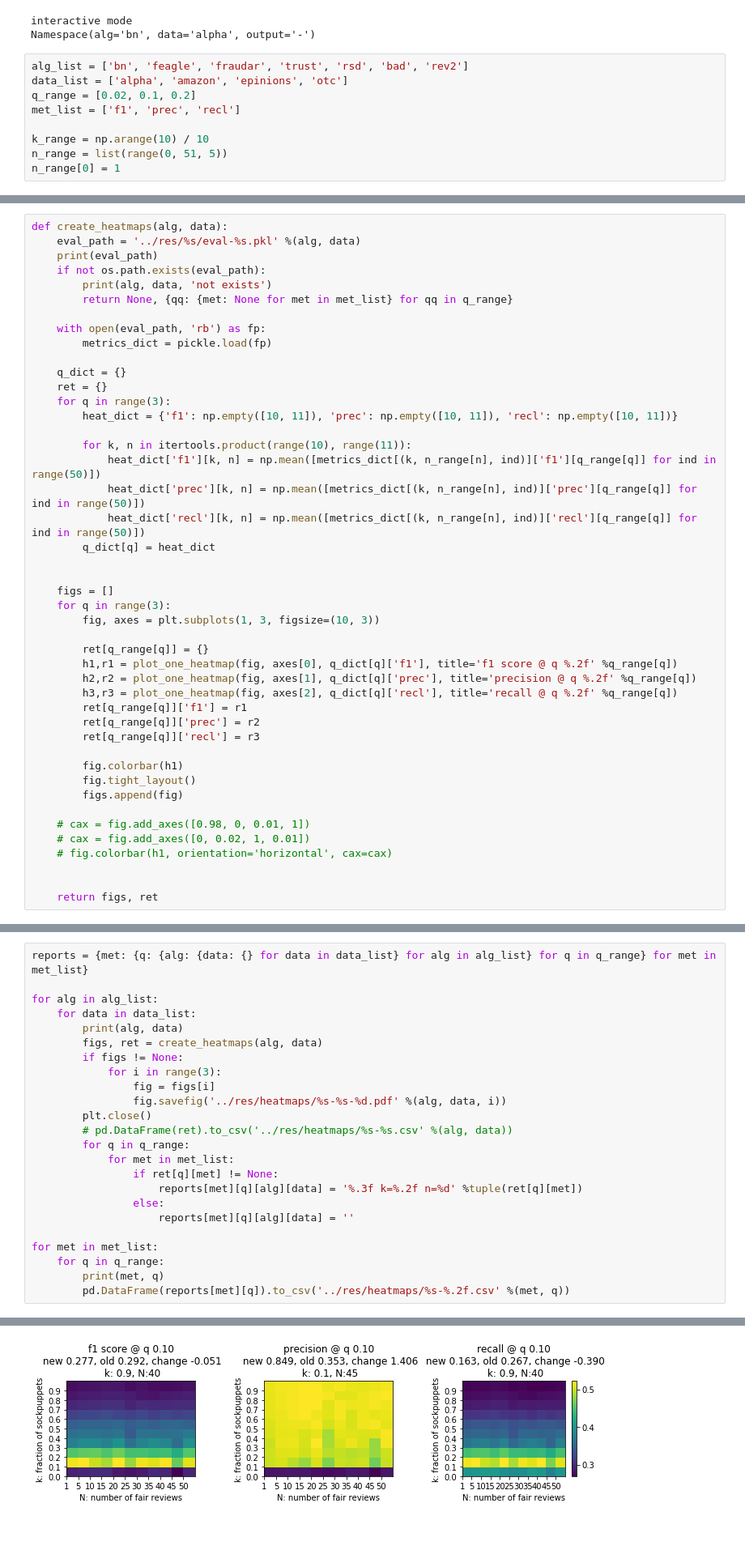
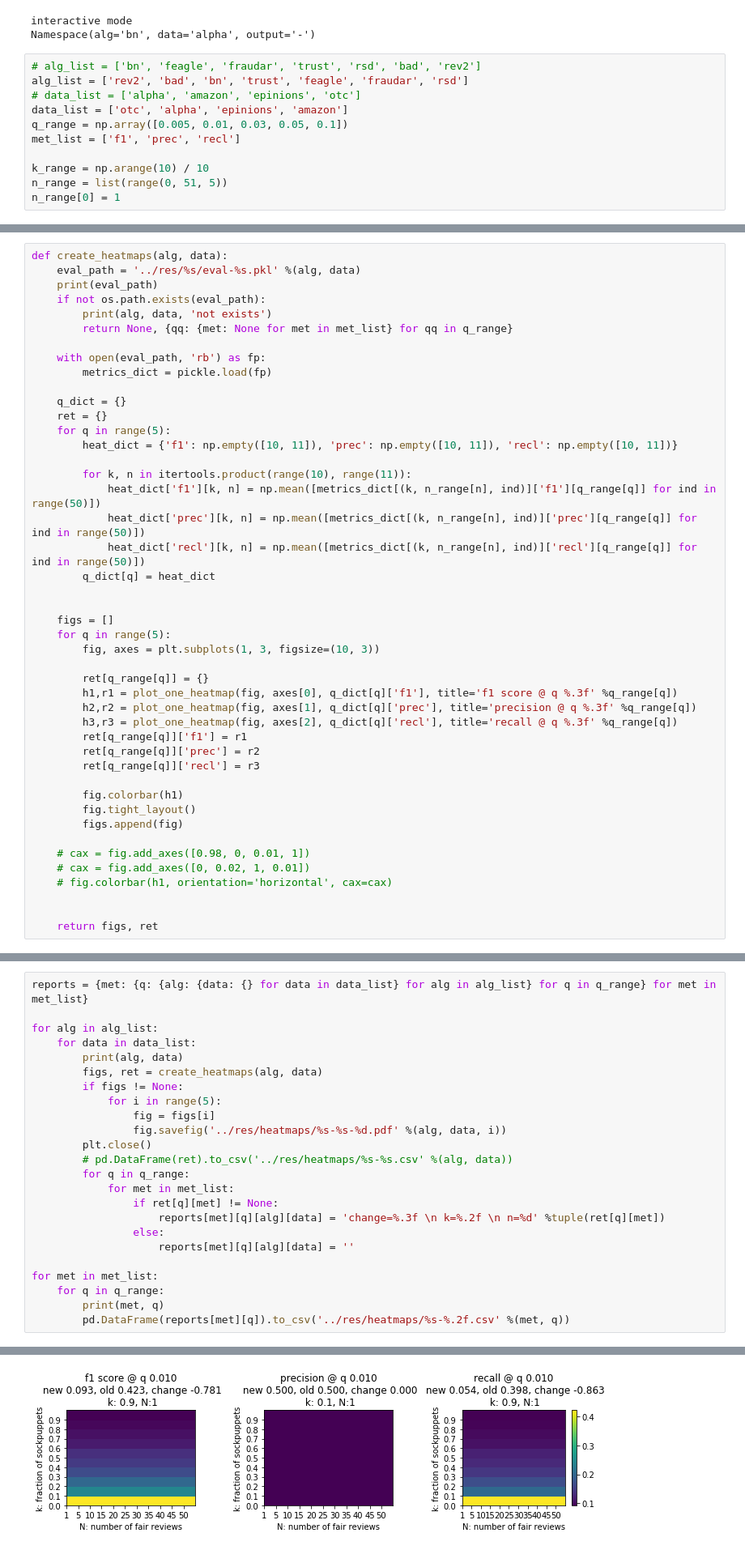
Before and after one commit to rzlll/DataMining, a Jupyter notebook: src/heatmaps.ipynb, the cells around one changed output, grey strips where cells are left out. Shown: that part at 81% size. Drawn from its saved outputs; the diff is of its cells as text.

```diff
--- a/src/heatmaps.ipynb
+++ b/src/heatmaps.ipynb
@@ -32,9 +32,11 @@ print(parsed)
 interactive mode
 Namespace(alg='bn', data='alpha', output='-')
 # %%
-alg_list = ['bn', 'feagle', 'fraudar', 'trust', 'rsd', 'bad', 'rev2']
-data_list = ['alpha', 'amazon', 'epinions', 'otc']
-q_range = [0.02, 0.1, 0.2]
+# alg_list = ['bn', 'feagle', 'fraudar', 'trust', 'rsd', 'bad', 'rev2']
+alg_list = ['rev2', 'bad', 'bn', 'trust', 'feagle', 'fraudar', 'rsd']
+# data_list = ['alpha', 'amazon', 'epinions', 'otc']
+data_list = ['otc', 'alpha', 'epinions', 'amazon']
+q_range = np.array([0.005, 0.01, 0.03, 0.05, 0.1])
 met_list = ['f1', 'prec', 'recl']
 
 k_range = np.arange(10) / 10
@@ -79,7 +81,7 @@ def create_heatmaps(alg, data):
 
     q_dict = {}
     ret = {}
-    for q in range(3):
+    for q in range(5):
         heat_dict = {'f1': np.empty([10, 11]), 'prec': np.empty([10, 11]), 'recl': np.empty([10, 11])}
 
         for k, n in itertools.product(range(10), range(11)):
@@ -90,13 +92,13 @@ def create_heatmaps(alg, data):
 
 
     figs = []
-    for q in range(3):
+    for q in range(5):
         fig, axes = plt.subplots(1, 3, figsize=(10, 3))
 
         ret[q_range[q]] = {}
-        h1,r1 = plot_one_heatmap(fig, axes[0], q_dict[q]['f1'], title='f1 score @ q %.2f' %q_range[q])
-        h2,r2 = plot_one_heatmap(fig, axes[1], q_dict[q]['prec'], title='precision @ q %.2f' %q_range[q])
-        h3,r3 = plot_one_heatmap(fig, axes[2], q_dict[q]['recl'], title='recall @ q %.2f' %q_range[q])
+        h1,r1 = plot_one_heatmap(fig, axes[0], q_dict[q]['f1'], title='f1 score @ q %.3f' %q_range[q])
+        h2,r2 = plot_one_heatmap(fig, axes[1], q_dict[q]['prec'], title='precision @ q %.3f' %q_range[q])
+        h3,r3 = plot_one_heatmap(fig, axes[2], q_dict[q]['recl'], title='recall @ q %.3f' %q_range[q])
         ret[q_range[q]]['f1'] = r1
         ret[q_range[q]]['prec'] = r2
         ret[q_range[q]]['recl'] = r3
@@ -137,7 +147,7 @@ for alg in alg_list:
         print(alg, data)
         figs, ret = create_heatmaps(alg, data)
         if figs != None:
-            for i in range(3):
+            for i in range(5):
                 fig = figs[i]
                 fig.savefig('../res/heatmaps/%s-%s-%d.pdf' %(alg, data, i))
         plt.close()
@@ -145,7 +155,7 @@ for alg in alg_list:
         for q in q_range:
             for met in met_list:
                 if ret[q][met] != None:
-                    reports[met][q][alg][data] = '%.3f k=%.2f n=%d' %tuple(ret[q][met])
+                    reports[met][q][alg][data] = 'change=%.3f \n k=%.2f \n n=%d' %tuple(ret[q][met])
                 else:
                     reports[met][q][alg][data] = ''
 
@@ -175 +182 @@ recl 0.2
-[figure, old version]
+[figure, new version]
```
Also changed, not shown: parts of 2 cells of this notebook, 1 other file.
